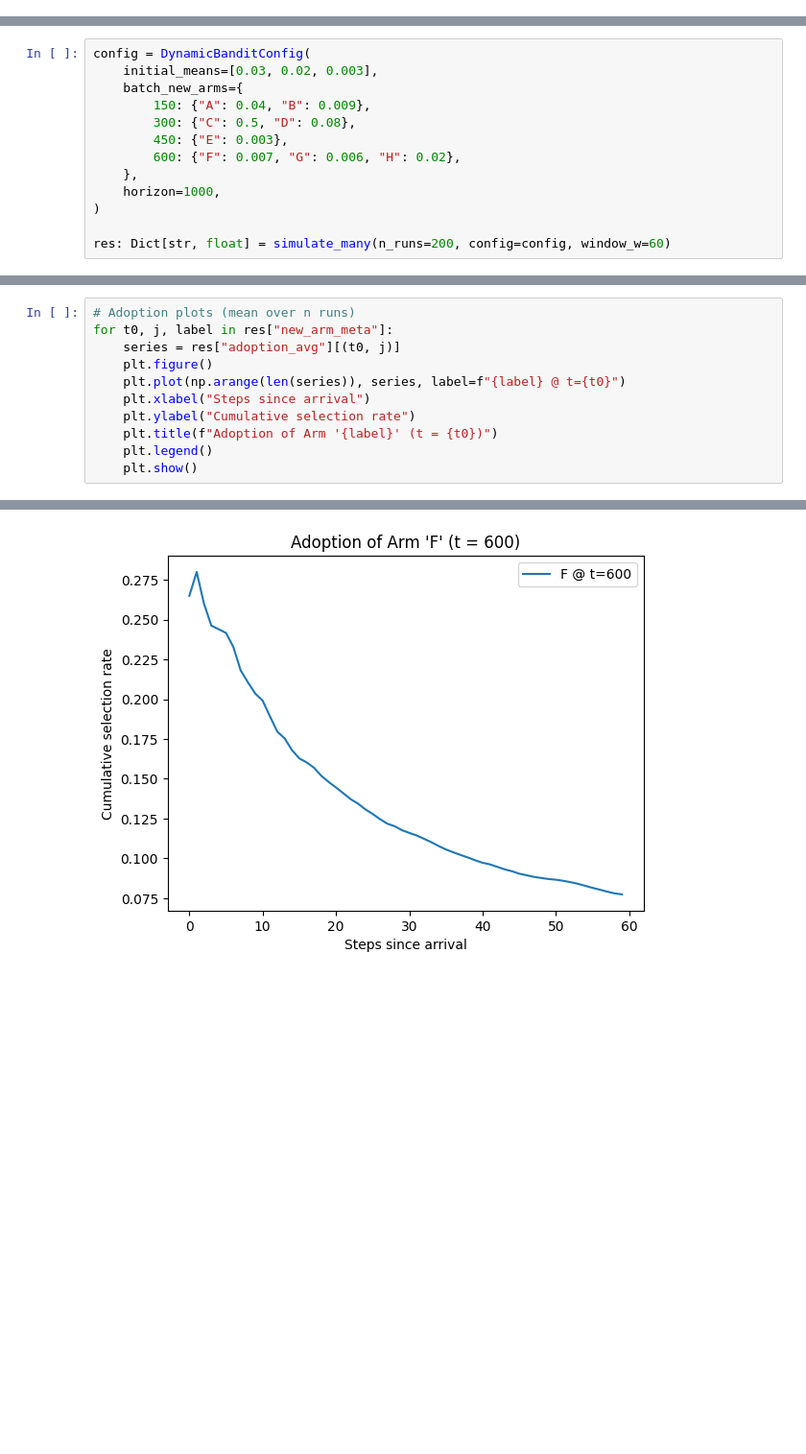
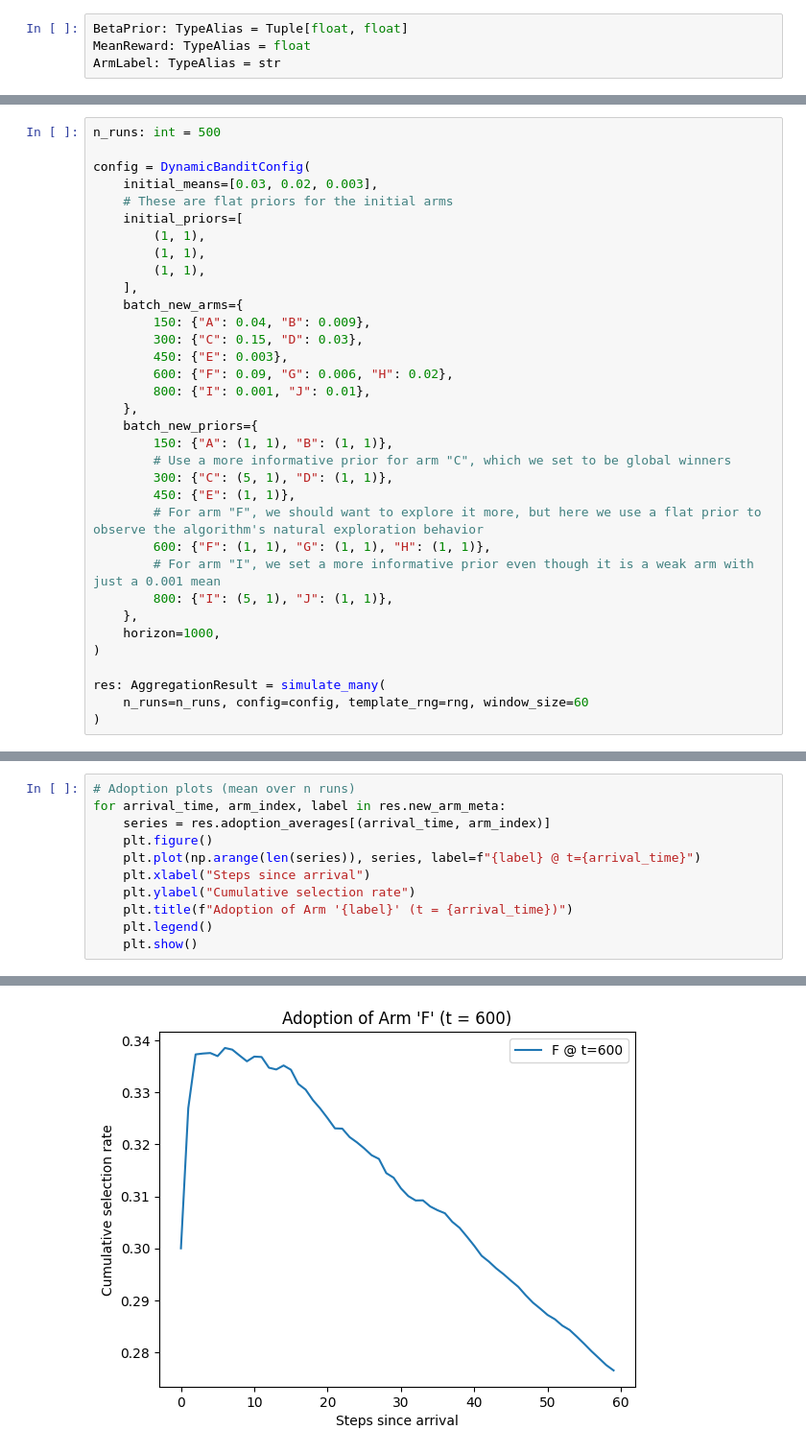
Before and after one commit to yangwu1227/python-for-machine-learning, a Jupyter notebook: reinforcement_learning/bernoulli_bandits/impact_of_new_arms.ipynb, the cells around one changed output, grey strips where cells are left out. Shown at 96% size. Drawn from its saved outputs; the diff is of its cells as text; blank space fills up the shorter version.

Commit message:
feat: improve beta bernoulli simulation

```diff
--- a/reinforcement_learning/bernoulli_bandits/impact_of_new_arms.ipynb
+++ b/reinforcement_learning/bernoulli_bandits/impact_of_new_arms.ipynb
@@ -164 +61,5 @@ This tells us how much "exploration budget" was devoted to the new arm.
+# %%
+BetaPrior: TypeAlias = Tuple[float, float]
+MeanReward: TypeAlias = float
+ArmLabel: TypeAlias = str
 # %%
@@ -615,16 +696,37 @@ def simulate_many(
 # %%
+n_runs: int = 500
+
 config = DynamicBanditConfig(
     initial_means=[0.03, 0.02, 0.003],
+    # These are flat priors for the initial arms
+    initial_priors=[
+        (1, 1),
+        (1, 1),
+        (1, 1),
+    ],
     batch_new_arms={
         150: {"A": 0.04, "B": 0.009},
-        300: {"C": 0.5, "D": 0.08},
+        300: {"C": 0.15, "D": 0.03},
         450: {"E": 0.003},
-        600: {"F": 0.007, "G": 0.006, "H": 0.02},
+        600: {"F": 0.09, "G": 0.006, "H": 0.02},
+        800: {"I": 0.001, "J": 0.01},
+    },
+    batch_new_priors={
+        150: {"A": (1, 1), "B": (1, 1)},
+        # Use a more informative prior for arm "C", which we set to be global winners
+        300: {"C": (5, 1), "D": (1, 1)},
+        450: {"E": (1, 1)},
+        # For arm "F", we should want to explore it more, but here we use a flat prior to observe the algorithm's natural exploration behavior
+        600: {"F": (1, 1), "G": (1, 1), "H": (1, 1)},
+        # For arm "I", we set a more informative prior even though it is a weak arm with just a 0.001 mean
+        800: {"I": (5, 1), "J": (1, 1)},
     },
     horizon=1000,
 )
 
-res: Dict[str, float] = simulate_many(n_runs=200, config=config, window_w=60)
+res: AggregationResult = simulate_many(
+    n_runs=n_runs, config=config, template_rng=rng, window_size=60
+)
 # %%
 # Cumulative regret (mean over n runs)
 plt.figure()
@@ -639,12 +741,12 @@ plt.show()
 # %%
 # Adoption plots (mean over n runs)
-for t0, j, label in res["new_arm_meta"]:
-    series = res["adoption_avg"][(t0, j)]
+for arrival_time, arm_index, label in res.new_arm_meta:
+    series = res.adoption_averages[(arrival_time, arm_index)]
     plt.figure()
-    plt.plot(np.arange(len(series)), series, label=f"{label} @ t={t0}")
+    plt.plot(np.arange(len(series)), series, label=f"{label} @ t={arrival_time}")
     plt.xlabel("Steps since arrival")
     plt.ylabel("Cumulative selection rate")
-    plt.title(f"Adoption of Arm '{label}' (t = {t0})")
+    plt.title(f"Adoption of Arm '{label}' (t = {arrival_time})")
     plt.legend()
     plt.show()
 # %% [output]
@@ -656 +758 @@ for t0, j, label in res["new_arm_meta"]:
-[figure, old version]
+[figure, new version]
```
Also changed, not shown: parts of 19 cells of this notebook, 5 other files.
